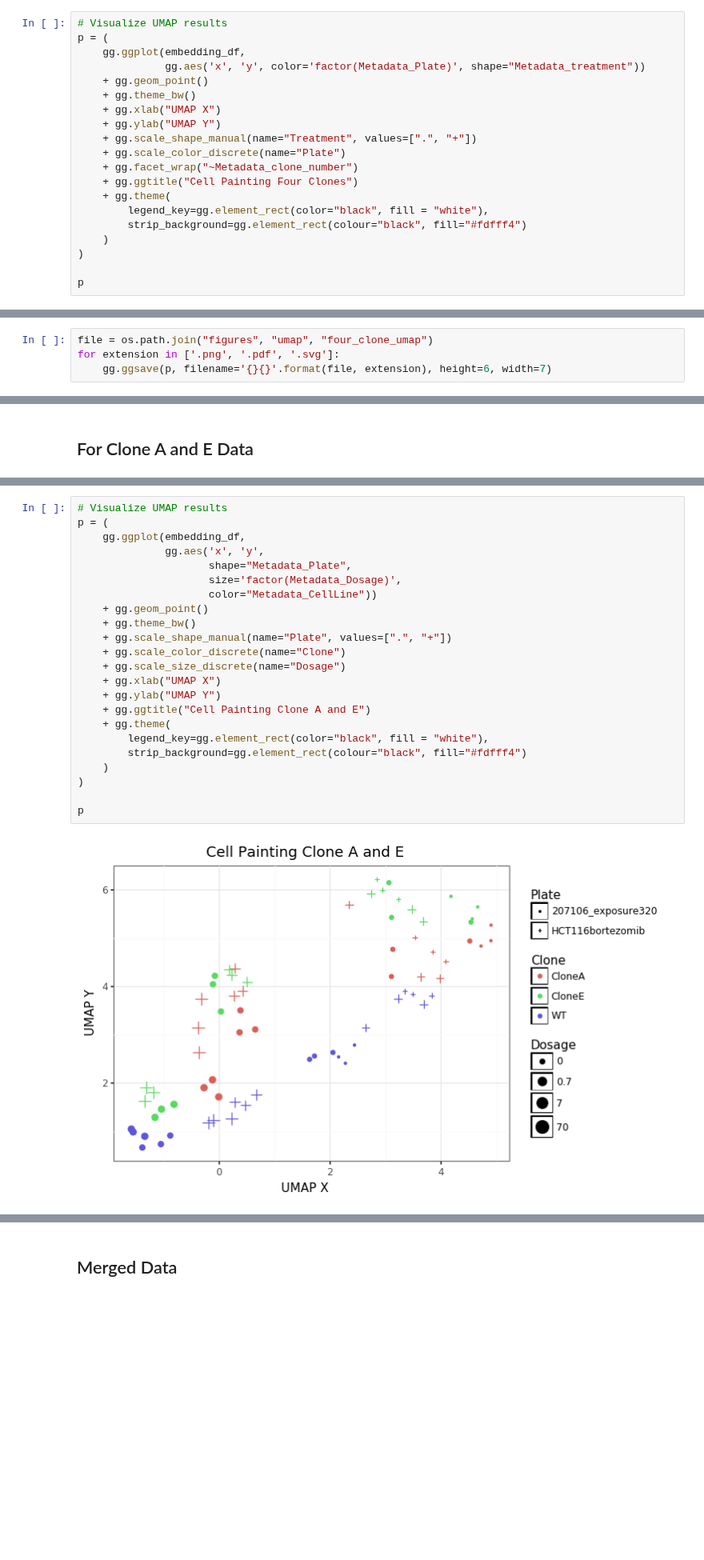
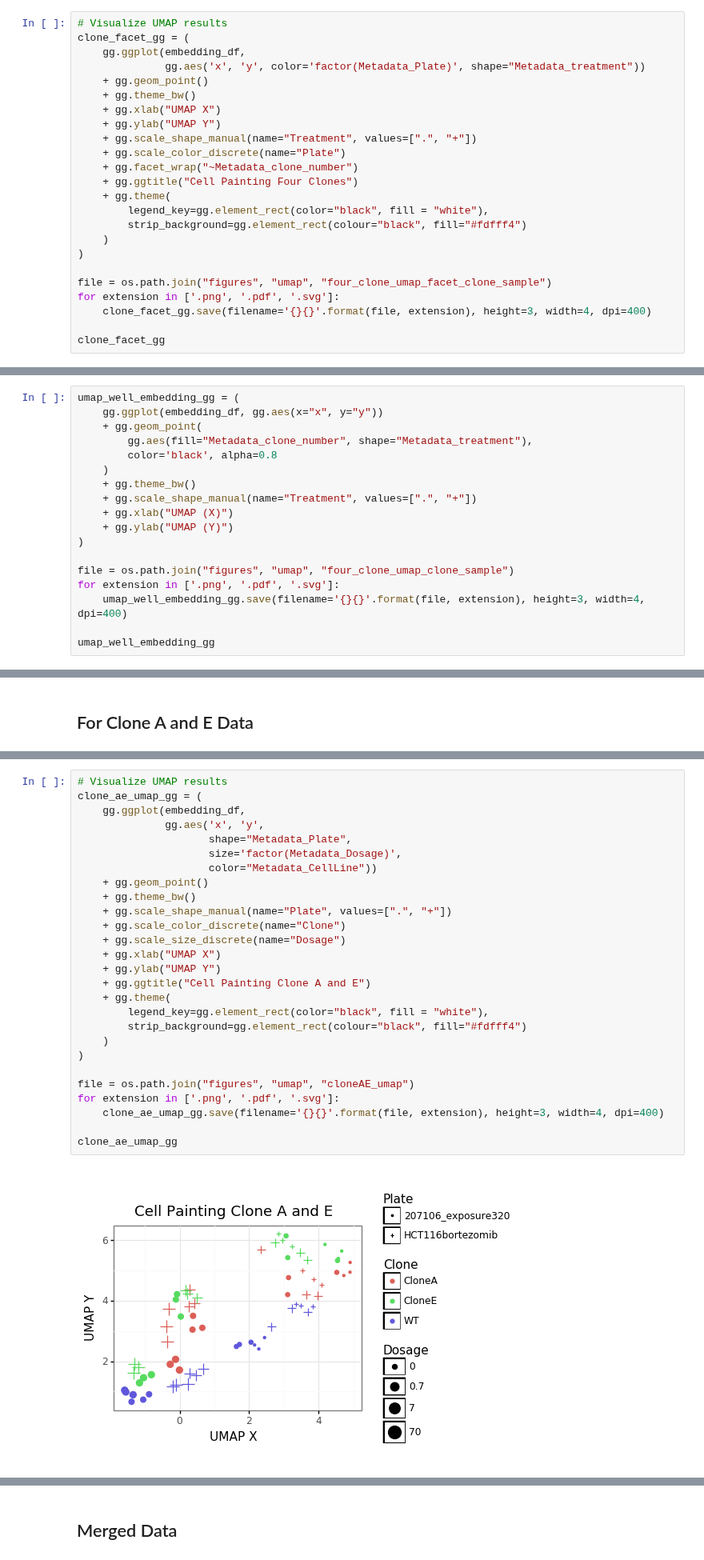
Before and after one commit to broadinstitute/profiling-resistance-mechanisms, a Jupyter notebook: 2.describe-data/3.umap.ipynb, the cells around one changed output, grey strips where cells are left out. Shown at 80% size. Cells and saved outputs as stored; diff of their text form; blank space fills up the shorter version.

Commit message:
add a couple more helpful umap viz

```diff
--- a/2.describe-data/3.umap.ipynb
+++ b/2.describe-data/3.umap.ipynb
@@ -72,6 +133,6 @@ def fuzzy_simplicial_set(
 # %%
 # Visualize UMAP results
-p = (
+clone_facet_gg = (
     gg.ggplot(embedding_df,
               gg.aes('x', 'y', color='factor(Metadata_Plate)', shape="Metadata_treatment"))
     + gg.geom_point()
@@ -88,5 +149,9 @@ p = (
     )
 )
 
-p
+file = os.path.join("figures", "umap", "four_clone_umap_facet_clone_sample")
+for extension in ['.png', '.pdf', '.svg']:
+    clone_facet_gg.save(filename='{}{}'.format(file, extension), height=3, width=4, dpi=400)
+
+clone_facet_gg
 # %% [output]
@@ -95,4 +160,18 @@ p
-# %%
-file = os.path.join("figures", "umap", "four_clone_umap")
-for extension in ['.png', '.pdf', '.svg']:
-    gg.ggsave(p, filename='{}{}'.format(file, extension), height=6, width=7)
+# %%
+umap_well_embedding_gg = (
+    gg.ggplot(embedding_df, gg.aes(x="x", y="y"))
+    + gg.geom_point(
+        gg.aes(fill="Metadata_clone_number", shape="Metadata_treatment"),
+        color='black', alpha=0.8
+    )
+    + gg.theme_bw()
+    + gg.scale_shape_manual(name="Treatment", values=[".", "+"])
+    + gg.xlab("UMAP (X)")
+    + gg.ylab("UMAP (Y)")
+)
+
+file = os.path.join("figures", "umap", "four_clone_umap_clone_sample")
+for extension in ['.png', '.pdf', '.svg']:
+    umap_well_embedding_gg.save(filename='{}{}'.format(file, extension), height=3, width=4, dpi=400)
+
+umap_well_embedding_gg
@@ -115,25 +197,29 @@ embedding_df.head()
 # %%
 # Visualize UMAP results
-p = (
+clone_ae_umap_gg = (
     gg.ggplot(embedding_df,
               gg.aes('x', 'y',
                      shape="Metadata_Plate",
                      size='factor(Metadata_Dosage)',
                      color="Metadata_CellLine"))
     + gg.geom_point()
     + gg.theme_bw()
     + gg.scale_shape_manual(name="Plate", values=[".", "+"])
     + gg.scale_color_discrete(name="Clone")
     + gg.scale_size_discrete(name="Dosage")
     + gg.xlab("UMAP X")
     + gg.ylab("UMAP Y")
     + gg.ggtitle("Cell Painting Clone A and E")
     + gg.theme(
         legend_key=gg.element_rect(color="black", fill = "white"),
         strip_background=gg.element_rect(colour="black", fill="#fdfff4")
     )
 )
 
-p
+file = os.path.join("figures", "umap", "cloneAE_umap")
+for extension in ['.png', '.pdf', '.svg']:
+    clone_ae_umap_gg.save(filename='{}{}'.format(file, extension), height=3, width=4, dpi=400)
+
+clone_ae_umap_gg
 # %% [output]
-[figure, old version]
+[figure, new version]
```
Also changed, not shown: parts of 13 cells of this notebook, 1 other file.
